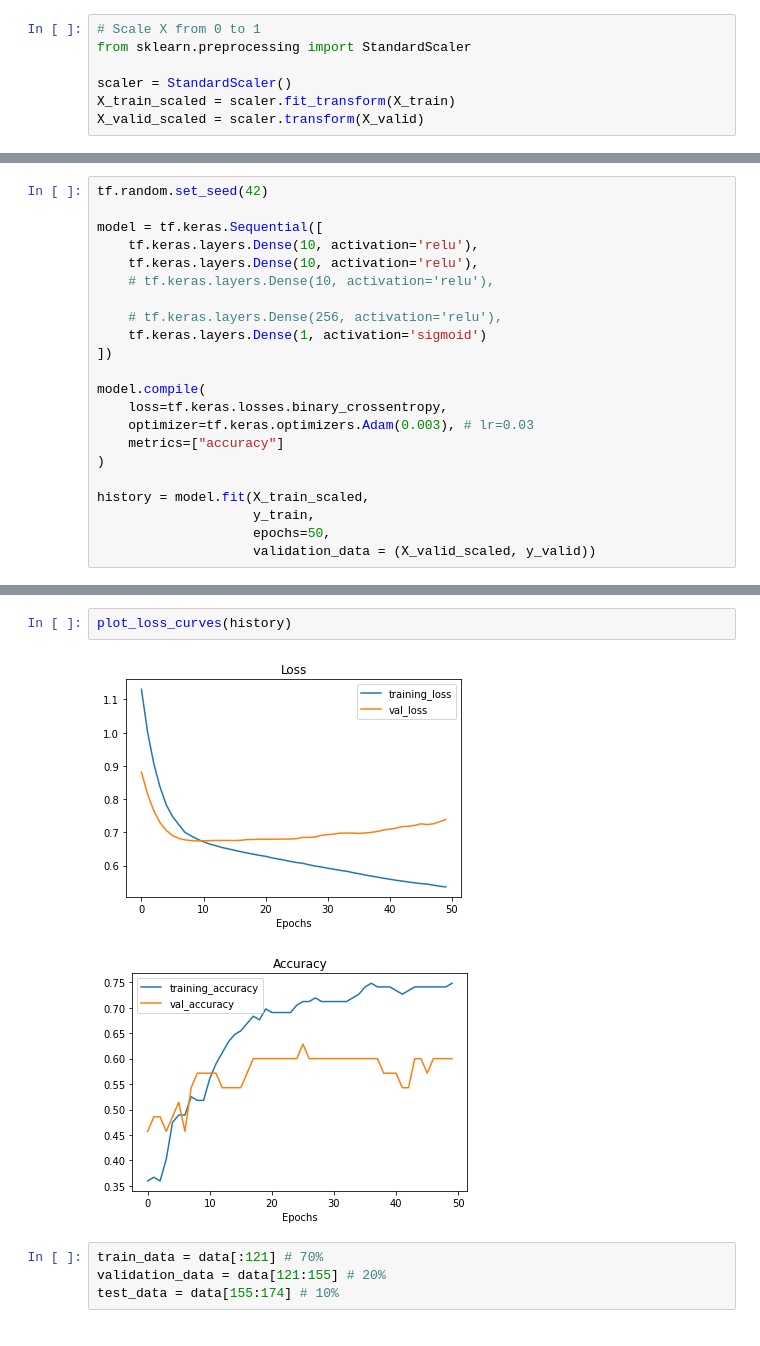
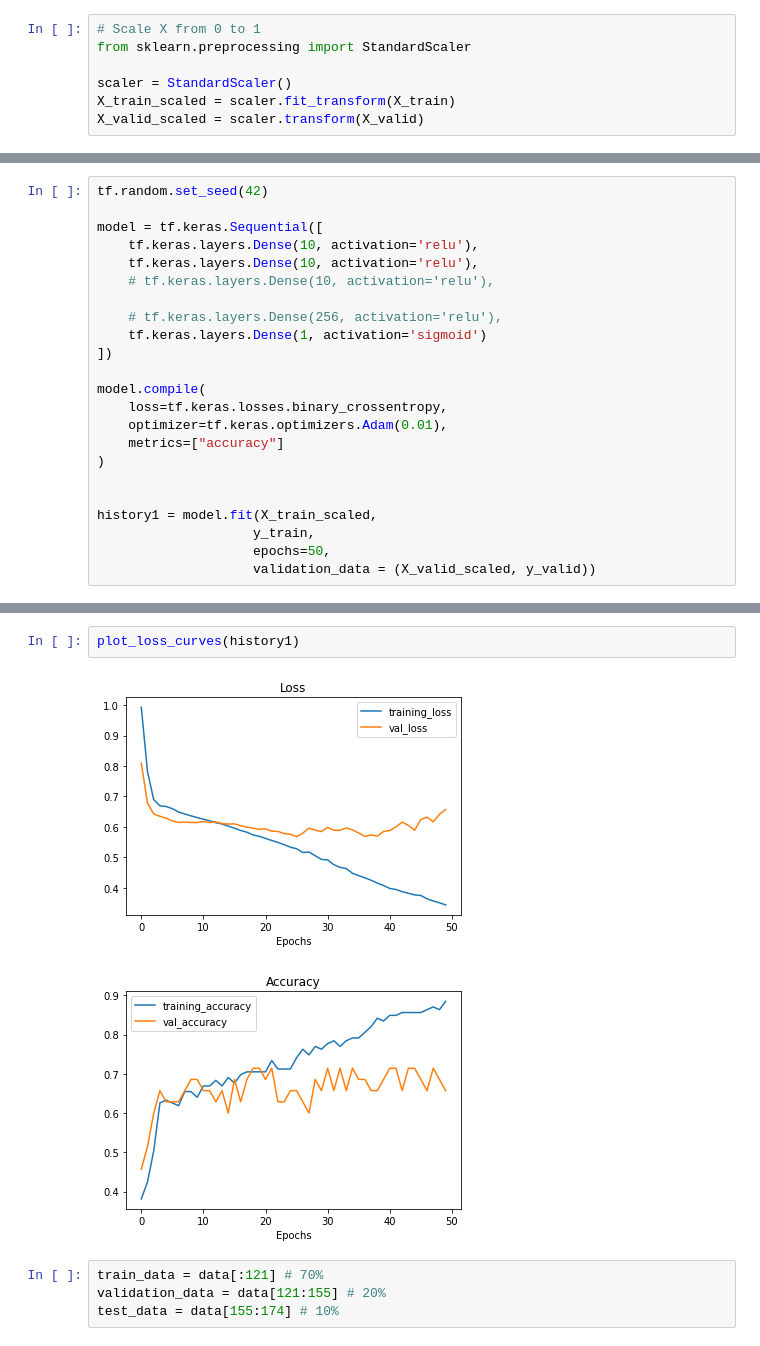
Before and after one commit to Nikitaion/mental_disorders, a Jupyter notebook: mental_disorders.ipynb, the cells around one changed output, grey strips where cells are left out. Drawn from its saved outputs; the diff is of its cells as text.

```diff
--- a/mental_disorders.ipynb
+++ b/mental_disorders.ipynb
@@ -382,11 +476,12 @@ model = tf.keras.Sequential([
 
 model.compile(
     loss=tf.keras.losses.binary_crossentropy,
-    optimizer=tf.keras.optimizers.Adam(0.003), # lr=0.03
+    optimizer=tf.keras.optimizers.Adam(0.01),
     metrics=["accuracy"]
 )
 
-history = model.fit(X_train_scaled,
+
+history1 = model.fit(X_train_scaled,
                     y_train,
                     epochs=50,
                     validation_data = (X_valid_scaled, y_valid))
@@ -411,8 +506,8 @@ Epoch 50/50
 # %%
-plot_loss_curves(history)
+plot_loss_curves(history1)
 # %% [output]
-[figure, old version]
+[figure, new version]
-[figure, old version]
+[figure, new version]
 # %%
 train_data = data[:121] # 70%
 validation_data = data[121:155] # 20%
```
Also changed, not shown: parts of 10 cells of this notebook.
